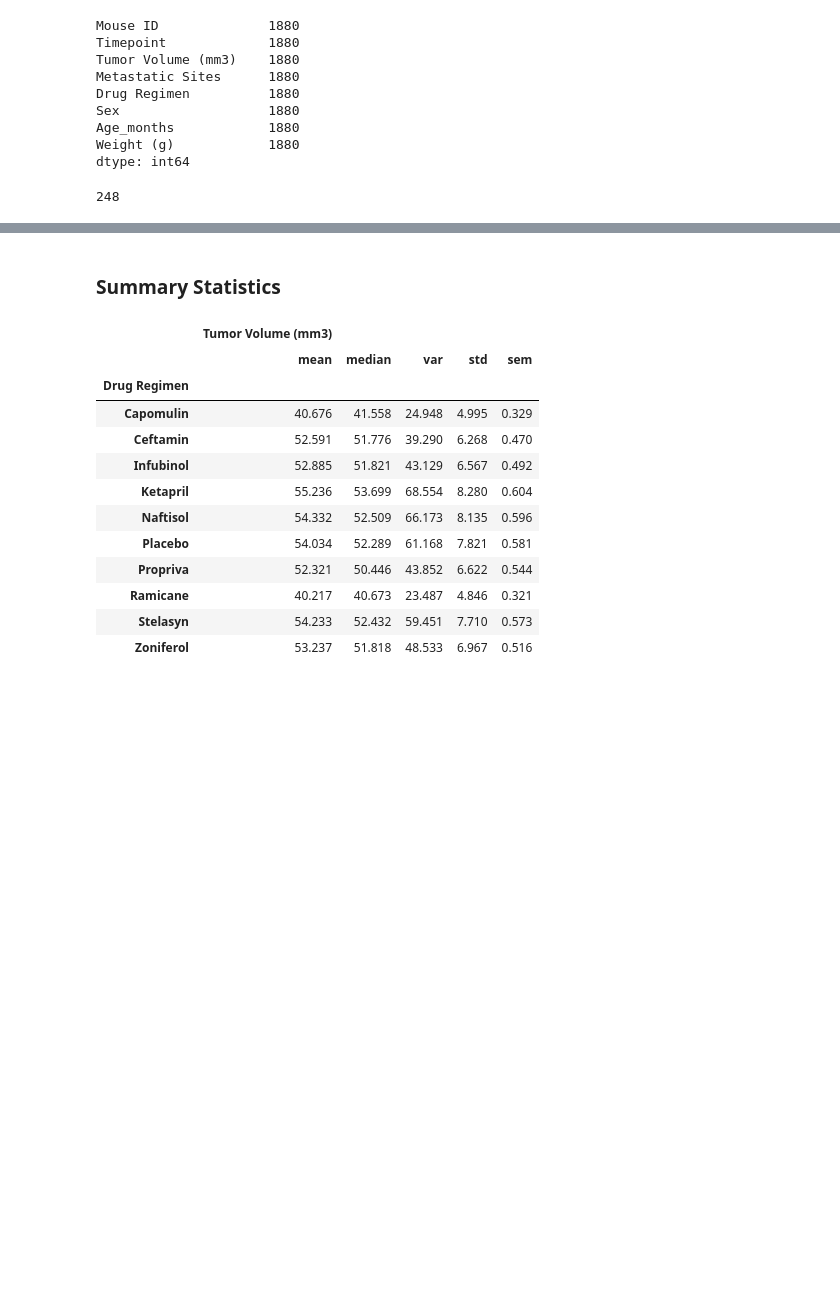
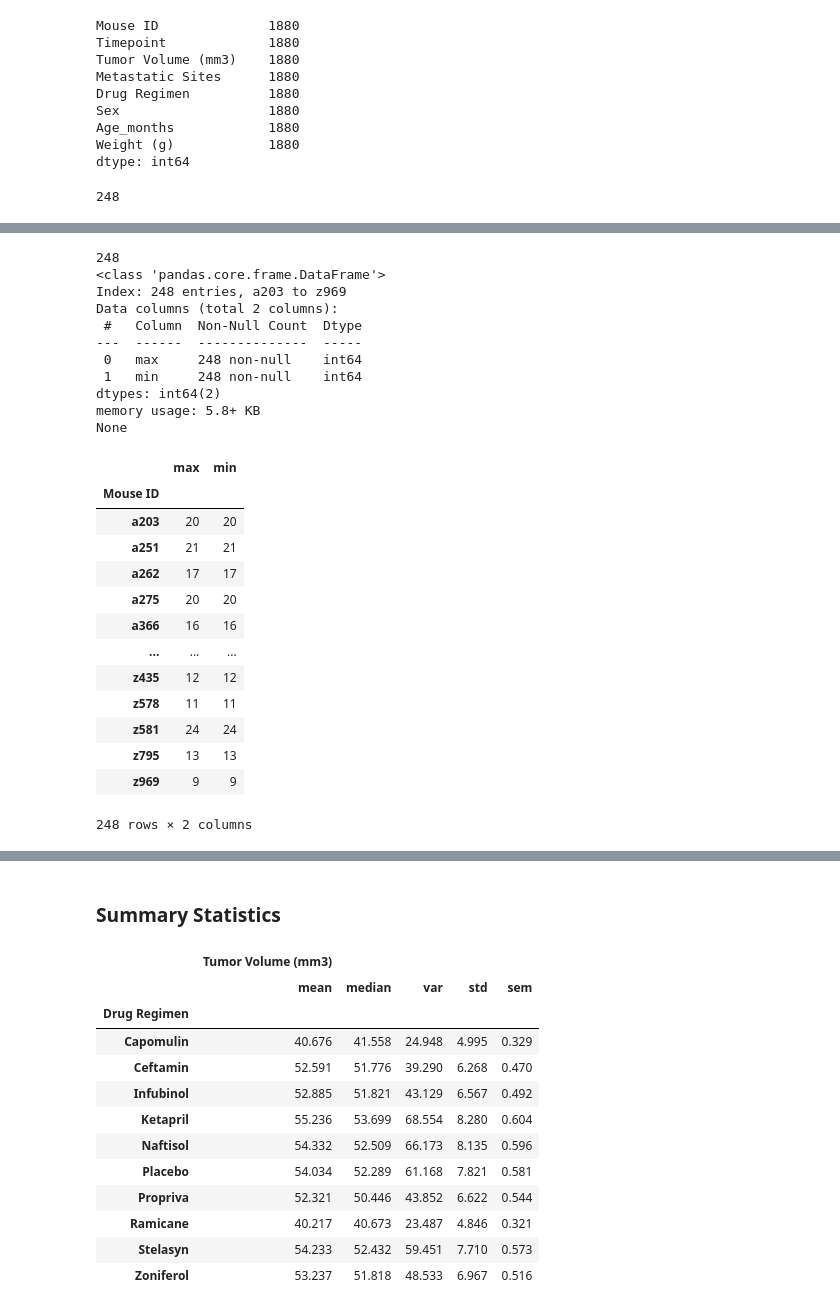
Before and after one commit to najtompkins/Matplotlib_challenge, a Jupyter notebook: matplotlib_pharmaceuticals_analysis.ipynb, the cells around one changed output, grey strips where cells are left out. Drawn from its saved outputs; the diff is of its cells as text; code cells hidden in the pictures; blank space fills up the shorter version.

```diff
--- a/matplotlib_pharmaceuticals_analysis.ipynb
+++ b/matplotlib_pharmaceuticals_analysis.ipynb
@@ -121,0 +213,34 @@ complete_results_cleaned.to_csv('data/cleaned_data/cleaned_data.csv', index=Fals
+# %%
+# Determine if the Weight per mouse EVER changes
+age_change_df = complete_results_cleaned.groupby('Mouse ID')['Age_months'].agg(['max', 'min'])
+# If The length of the dataframe is 248 (it is) this indicates that there are no records that indicate
+# a change in mouse AGE from the beginning of the trial to the end.
+print(len(age_change_df))
+print(age_change_df.info())
+age_change_df
+# %% [output]
+248
+<class 'pandas.core.frame.DataFrame'>
+Index: 248 entries, a203 to z969
+Data columns (total 2 columns):
+ #   Column  Non-Null Count  Dtype
+---  ------  --------------  -----
+ 0   max     248 non-null    int64
+ 1   min     248 non-null    int64
+dtypes: int64(2)
+memory usage: 5.8+ KB
+None
+|  | max | min |
+| Mouse ID |  |  |
+| a203 | 20 | 20 |
+| a251 | 21 | 21 |
+| a262 | 17 | 17 |
+| a275 | 20 | 20 |
+| a366 | 16 | 16 |
+| ... | ... | ... |
+| z435 | 12 | 12 |
+| z578 | 11 | 11 |
+| z581 | 24 | 24 |
+| z795 | 13 | 13 |
+| z969 | 9 | 9 |
+248 rows × 2 columns
```
Also changed, not shown: parts of 11 cells of this notebook, 20 other files.
